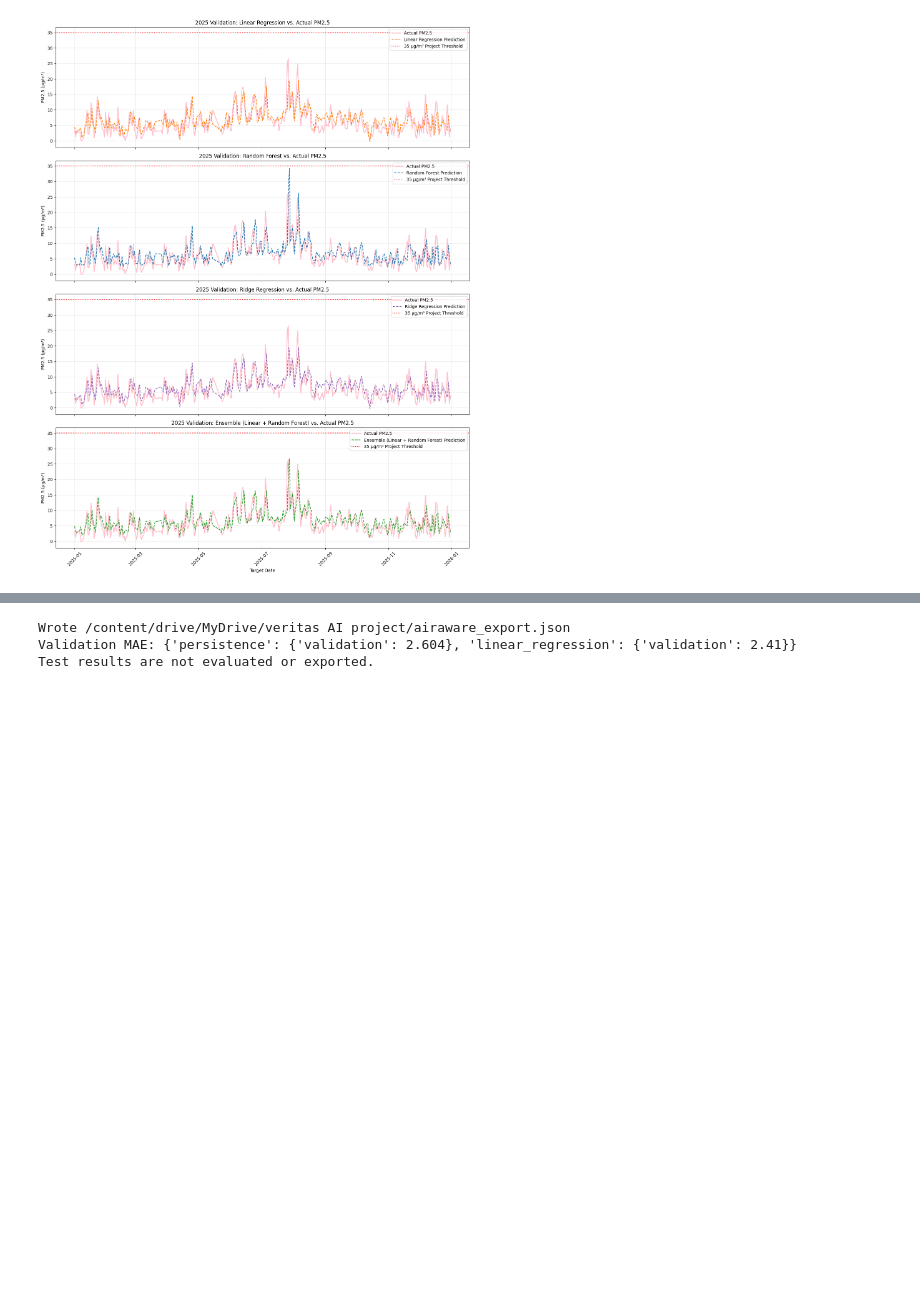
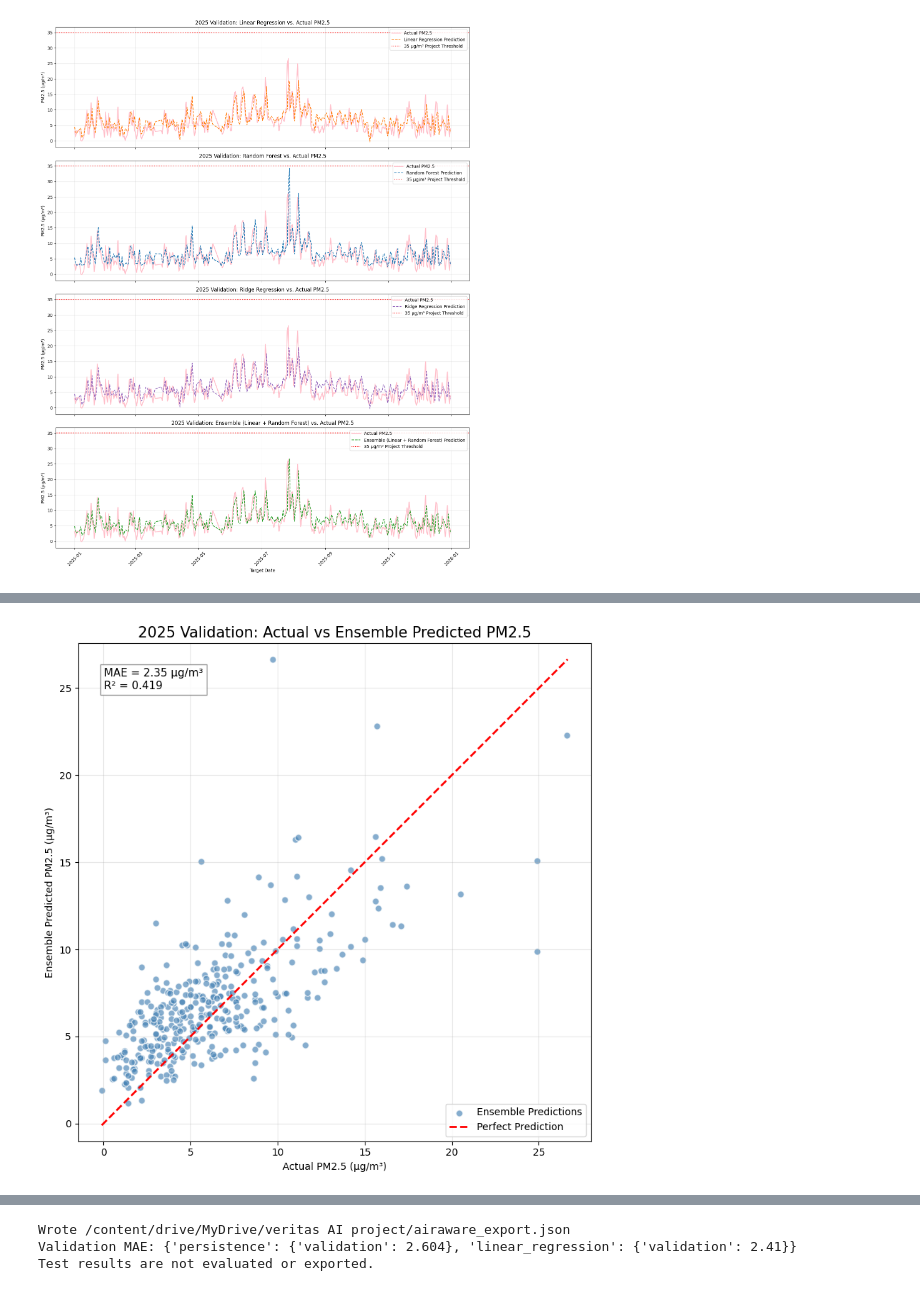
Before and after one commit to TASRUNNER2010/Hackathon, a Jupyter notebook: Hackathon.ipynb, the cells around one changed output, grey strips where cells are left out. Drawn from its saved outputs; the diff is of its cells as text; code cells hidden in the pictures; blank space fills up the shorter version.

```diff
--- a/Hackathon.ipynb
+++ b/Hackathon.ipynb
@@ -696,0 +740,97 @@ plt.show()
+# %%
+
+import matplotlib.pyplot as plt
+import numpy as np
+from sklearn.metrics import mean_absolute_error, r2_score
+
+# Actual PM2.5 values from 2025 validation data
+actual_values = validation_df["pm25_tomorrow"].to_numpy()
+
+# Ensemble predictions (50% Linear Regression,
+# 50% Random Forest)
+linear_predictions = model.predict(validation_df[features])
+forest_predictions = rf_model.predict(validation_df[features])
+
+ensemble_predictions = (
+    0.5 * linear_predictions +
+    0.5 * forest_predictions
+)
+
+# Calculate ensemble performance
+ensemble_mae = mean_absolute_error(
+    actual_values,
+    ensemble_predictions
+)
+
+ensemble_r2 = r2_score(
+    actual_values,
+    ensemble_predictions
+)
+
+# Create scatter plot
+plt.figure(figsize=(8, 8))
+
+plt.scatter(
+    actual_values,
+    ensemble_predictions,
+    color="steelblue",
+    alpha=0.65,
+    s=45,
+    edgecolors="white",
+    label="Ensemble Predictions"
+)
+
+# Perfect prediction reference line
+minimum = min(
+    actual_values.min(),
+    ensemble_predictions.min()
+)
+
+maximum = max(
+    actual_values.max(),
+    ensemble_predictions.max()
+)
+
+plt.plot(
+    [minimum, maximum],
+    [minimum, maximum],
+    color="red",
+    linestyle="--",
+    linewidth=2,
+    label="Perfect Prediction"
+)
+
+# Labels and title
+plt.title(
+    "2025 Validation: Actual vs Ensemble Predicted PM2.5",
+    fontsize=15
+)
+
+plt.xlabel("Actual PM2.5 (µg/m³)")
+plt.ylabel("Ensemble Predicted PM2.5 (µg/m³)")
+
+# Show model accuracy on the graph
+plt.text(
+    0.05,
+    0.95,
+    f"MAE = {ensemble_mae:.2f} µg/m³\nR² = {ensemble_r2:.3f}",
+    transform=plt.gca().transAxes,
+    fontsize=11,
+    verticalalignment="top",
+    bbox=dict(
+        facecolor="white",
+        alpha=0.85,
+        edgecolor="gray"
+    )
+)
+
+plt.legend()
+plt.grid(True, alpha=0.3)
+plt.axis("equal")
+plt.tight_layout()
+plt.show()
+
+print(f"Ensemble MAE: {ensemble_mae:.3f} µg/m³")
+print(f"Ensemble R²: {ensemble_r2:.3f}")
+# %% [output]
+[figure, added]
```
Also changed, not shown: parts of 5 cells of this notebook.
